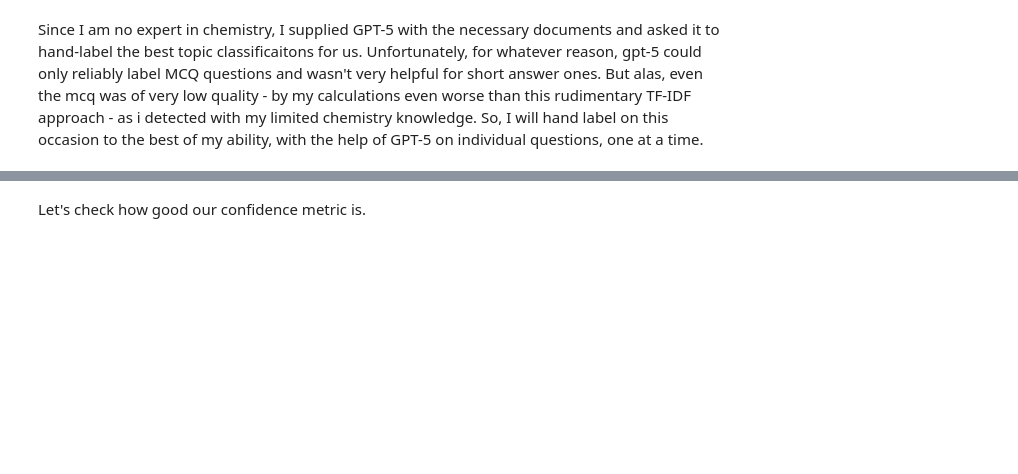
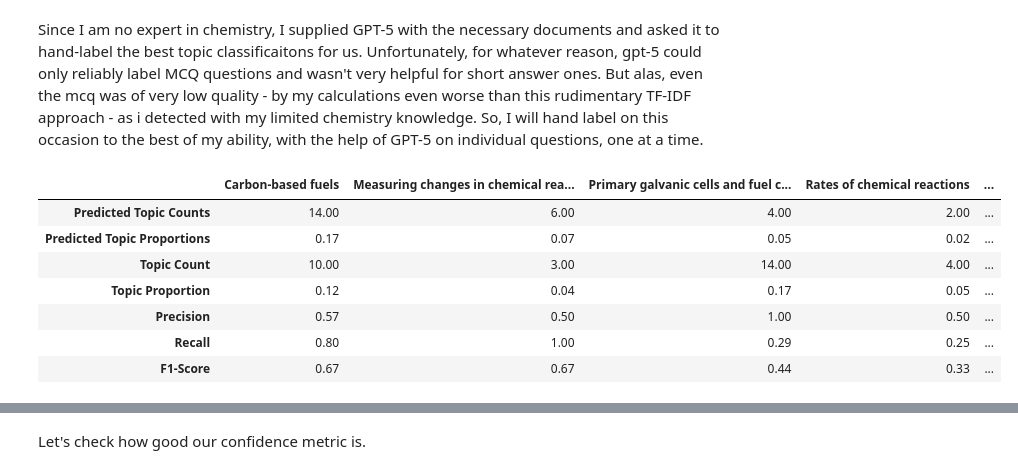
Before and after one commit to ykip10/Qlassifier, a Jupyter notebook: notebooks/modelling/tf_idf.ipynb, the cells around one changed output, grey strips where cells are left out. Cells and saved outputs as stored; diff of their text form; code cells hidden in the pictures; blank space fills up the shorter version.

```diff
--- a/notebooks/modelling/tf_idf.ipynb
+++ b/notebooks/modelling/tf_idf.ipynb
@@ -49,0 +46,11 @@ mcq_chem = chem_df.loc[:29]
+# %%
+round(chem_res.summary(by="topic"), 2)
+# %% [output]
+|  | Carbon-based fuels | Measuring changes in chemical rea... | Primary galvanic cells and fuel c... | Rates of chemical reactions | ... |
+| Predicted Topic Counts | 14.00 | 6.00 | 4.00 | 2.00 | ... |
+| Predicted Topic Proportions | 0.17 | 0.07 | 0.05 | 0.02 | ... |
+| Topic Count | 10.00 | 3.00 | 14.00 | 4.00 | ... |
+| Topic Proportion | 0.12 | 0.04 | 0.17 | 0.05 | ... |
+| Precision | 0.57 | 0.50 | 1.00 | 0.50 | ... |
+| Recall | 0.80 | 1.00 | 0.29 | 0.25 | ... |
+| F1-Score | 0.67 | 0.67 | 0.44 | 0.33 | ... |
```
Also changed, not shown: parts of 7 cells of this notebook, 6 other files.
